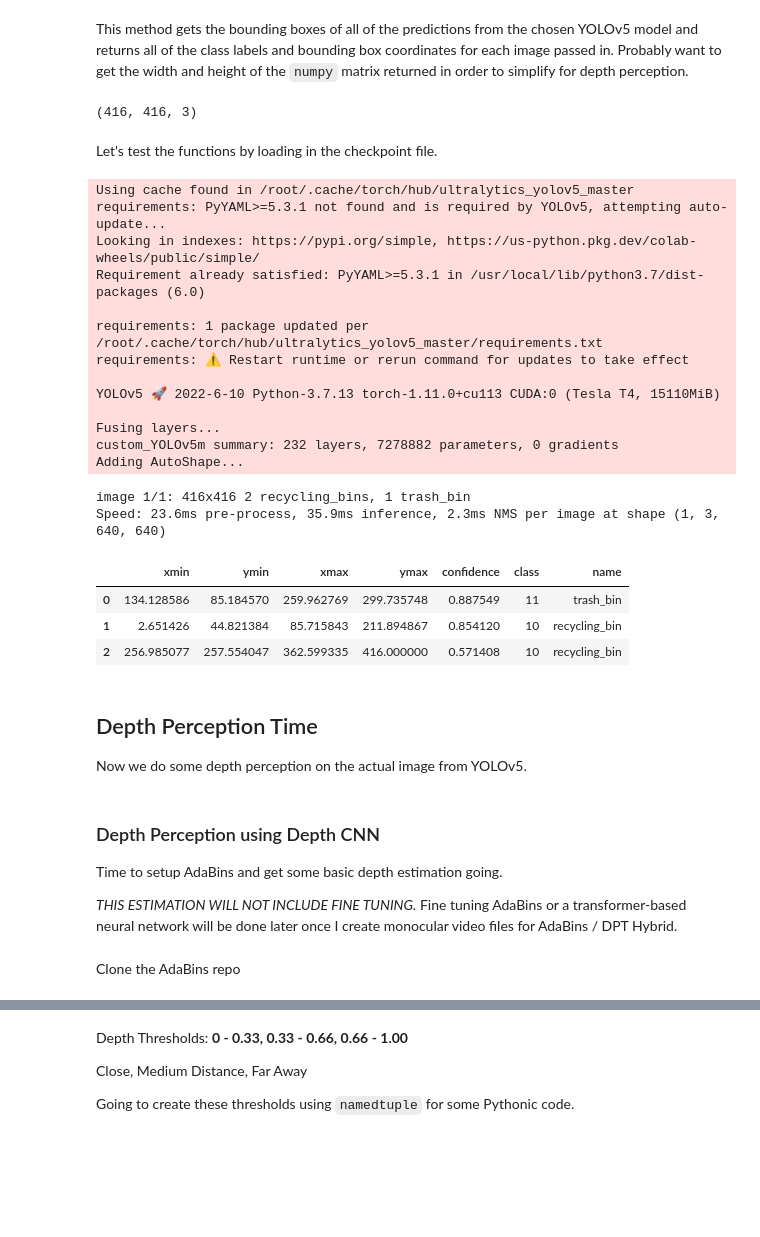
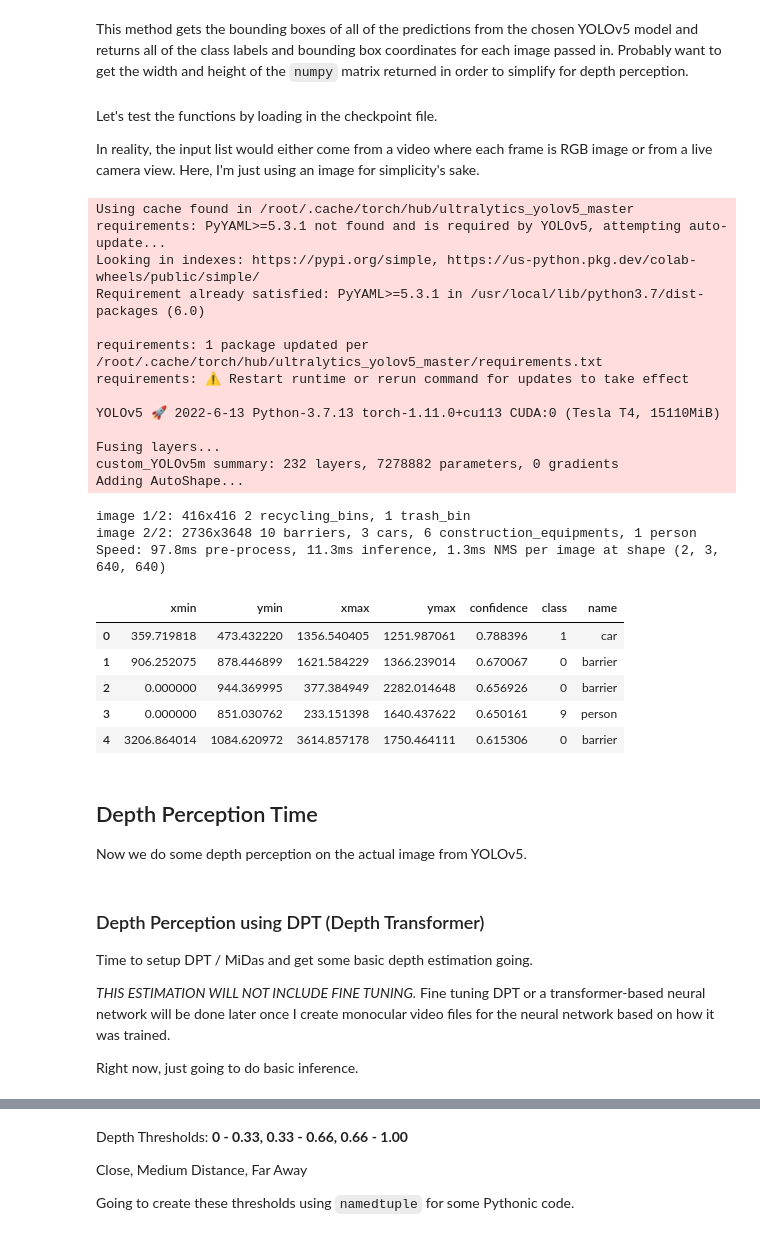
Before and after one commit to AstroNoodles/Mini-Projects, a Jupyter notebook: JR_Depth_Detection.ipynb, the cells around one changed output, grey strips where cells are left out. Drawn from its saved outputs; the diff is of its cells as text; code cells hidden in the pictures; blank space fills up the shorter version.

Commit message:
Now with depth thresholding for multiple images! Video processing next

```diff
--- a/JR_Depth_Detection.ipynb
+++ b/JR_Depth_Detection.ipynb
@@ -46,7 +63,7 @@ import pandas as pd
 # %% [markdown]
 Set up GPU on PyTorch
 # %%
-DEVICE = 'cuda' if torch.cuda.is_available() else 'cpu'
+DEVICE = torch.device("cuda") if torch.cuda.is_available() else torch.device("cpu")
 # %% [markdown]
 Load the YOLOv5 model and get the classes and coords.
 # %%
@@ -64,11 +81,6 @@ def load_model_with_checkpoint(checkpoint_file=''):
   return model
 # %% [markdown]
 This method gets the bounding boxes of all of the predictions from the chosen YOLOv5 model and returns all of the class labels and bounding box coordinates for each image passed in. Probably want to get the width and height of the `numpy` matrix returned in order to simplify for depth perception.
-# %%
-im = cv2.imread("/content/content/MyDrive/Colab Notebooks/test.jpg")
-im.shape
-# %% [output]
-(416, 416, 3)
 # %%
 def get_bboxes(model, images: list):
   # connect the model to PyTorch GPU for faster processing
@@ -85,42 +97,46 @@ def get_bboxes(model, images: list):
   # for nice formatting in dataframe, use results.pandas()
 
   return results.pandas().xyxy
-# %% [markdown]
-Let's test the functions by loading in the checkpoint file.
+# %% [markdown]
+Let's test the functions by loading in the checkpoint file.
+
+In reality, the input list would either come from a video where each frame is RGB image or from a live camera view. Here, I'm just using an image for simplicity's sake.
 # %%
 model = load_model_with_checkpoint(checkpoint_file)
-images = ["/content/content/MyDrive/Colab Notebooks/test.jpg"]
-#images = ["/content/content/MyDrive/Colab Notebooks/test.jpg", "/content/content/MyDrive/Colab Notebooks/constructiontest.jpg"]
+images = ["/content/content/MyDrive/Colab Notebooks/test.jpg", "/content/content/MyDrive/Colab Notebooks/constructiontest.jpg"]
 
-bbox_df: pd.DataFrame = get_bboxes(model, images)
-bbox_df[0].head()
+bbox_df: list = get_bboxes(model, images)
+bbox_df[1].head() # get the bounding boxes
 # %% [output]
 Using cache found in /root/.cache/torch/hub/ultralytics_yolov5_master
 requirements: PyYAML>=5.3.1 not found and is required by YOLOv5, attempting auto-update...
 Looking in indexes: https://pypi.org/simple, https://us-python.pkg.dev/colab-wheels/public/simple/
 Requirement already satisfied: PyYAML>=5.3.1 in /usr/local/lib/python3.7/dist-packages (6.0)
 
 requirements: 1 package updated per /root/.cache/torch/hub/ultralytics_yolov5_master/requirements.txt
 requirements: ⚠️ Restart runtime or rerun command for updates to take effect
 
-YOLOv5 🚀 2022-6-10 Python-3.7.13 torch-1.11.0+cu113 CUDA:0 (Tesla T4, 15110MiB)
+YOLOv5 🚀 2022-6-13 Python-3.7.13 torch-1.11.0+cu113 CUDA:0 (Tesla T4, 15110MiB)
 
 Fusing layers...
 custom_YOLOv5m summary: 232 layers, 7278882 parameters, 0 gradients
 Adding AutoShape...
-image 1/1: 416x416 2 recycling_bins, 1 trash_bin
-Speed: 23.6ms pre-process, 35.9ms inference, 2.3ms NMS per image at shape (1, 3, 640, 640)
+image 1/2: 416x416 2 recycling_bins, 1 trash_bin
+image 2/2: 2736x3648 10 barriers, 3 cars, 6 construction_equipments, 1 person
+Speed: 97.8ms pre-process, 11.3ms inference, 1.3ms NMS per image at shape (2, 3, 640, 640)
 |  | xmin | ymin | xmax | ymax | confidence | class | name |
-| 0 | 134.128586 | 85.184570 | 259.962769 | 299.735748 | 0.887549 | 11 | trash_bin |
-| 1 | 2.651426 | 44.821384 | 85.715843 | 211.894867 | 0.854120 | 10 | recycling_bin |
-| 2 | 256.985077 | 257.554047 | 362.599335 | 416.000000 | 0.571408 | 10 | recycling_bin |
+| 0 | 359.719818 | 473.432220 | 1356.540405 | 1251.987061 | 0.788396 | 1 | car |
+| 1 | 906.252075 | 878.446899 | 1621.584229 | 1366.239014 | 0.670067 | 0 | barrier |
+| 2 | 0.000000 | 944.369995 | 377.384949 | 2282.014648 | 0.656926 | 0 | barrier |
+| 3 | 0.000000 | 851.030762 | 233.151398 | 1640.437622 | 0.650161 | 9 | person |
+| 4 | 3206.864014 | 1084.620972 | 3614.857178 | 1750.464111 | 0.615306 | 0 | barrier |
 # %% [markdown]
 ## Depth Perception Time
 Now we do some depth perception on the actual image from YOLOv5.
 # %% [markdown]
-### Depth Perception using Depth CNN
-Time to setup AdaBins and get some basic depth estimation going.
+### Depth Perception using DPT (Depth Transformer)
+Time to setup DPT / MiDas and get some basic depth estimation going.
 
-*THIS ESTIMATION WILL NOT INCLUDE FINE TUNING.* Fine tuning AdaBins or a transformer-based neural network will be done later once I create monocular video files for AdaBins / DPT Hybrid.
+*THIS ESTIMATION WILL NOT INCLUDE FINE TUNING.* Fine tuning DPT or a transformer-based neural network will be done later once I create monocular video files for the neural network based on how it was trained.
+
+Right now, just going to do basic inference.
-# %% [markdown]
-Clone the AdaBins repo
```
Also changed, not shown: parts of 57 cells of this notebook.
